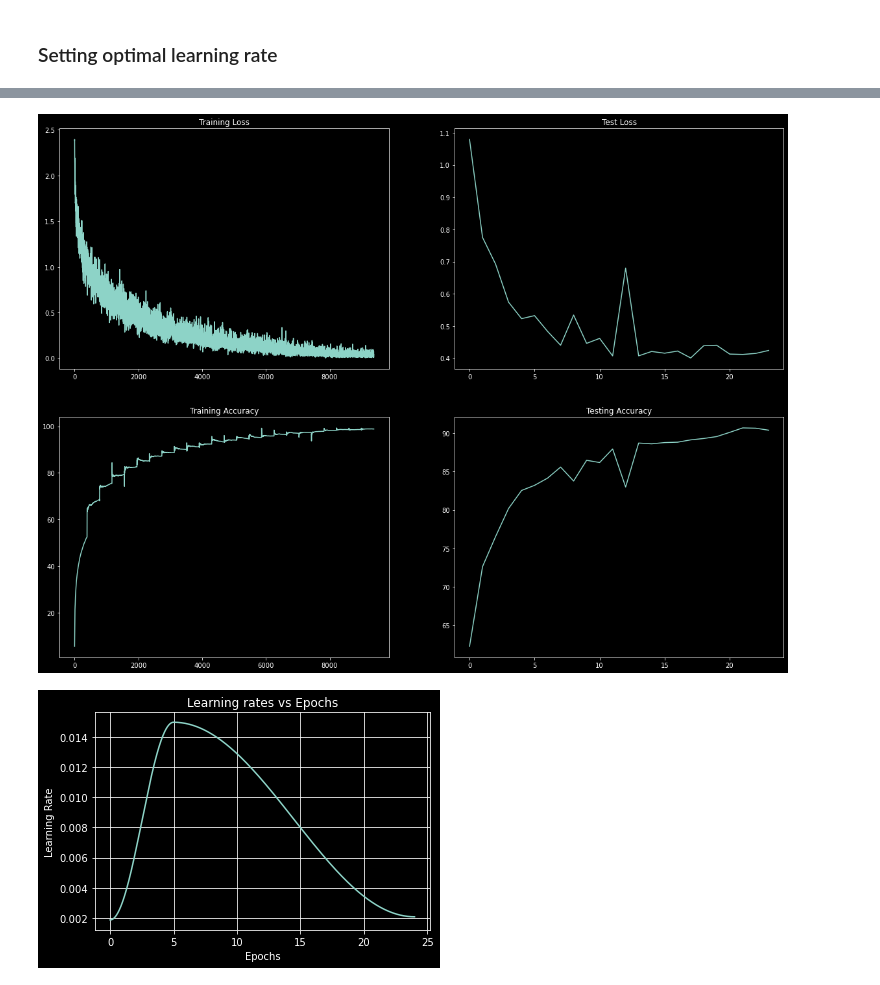
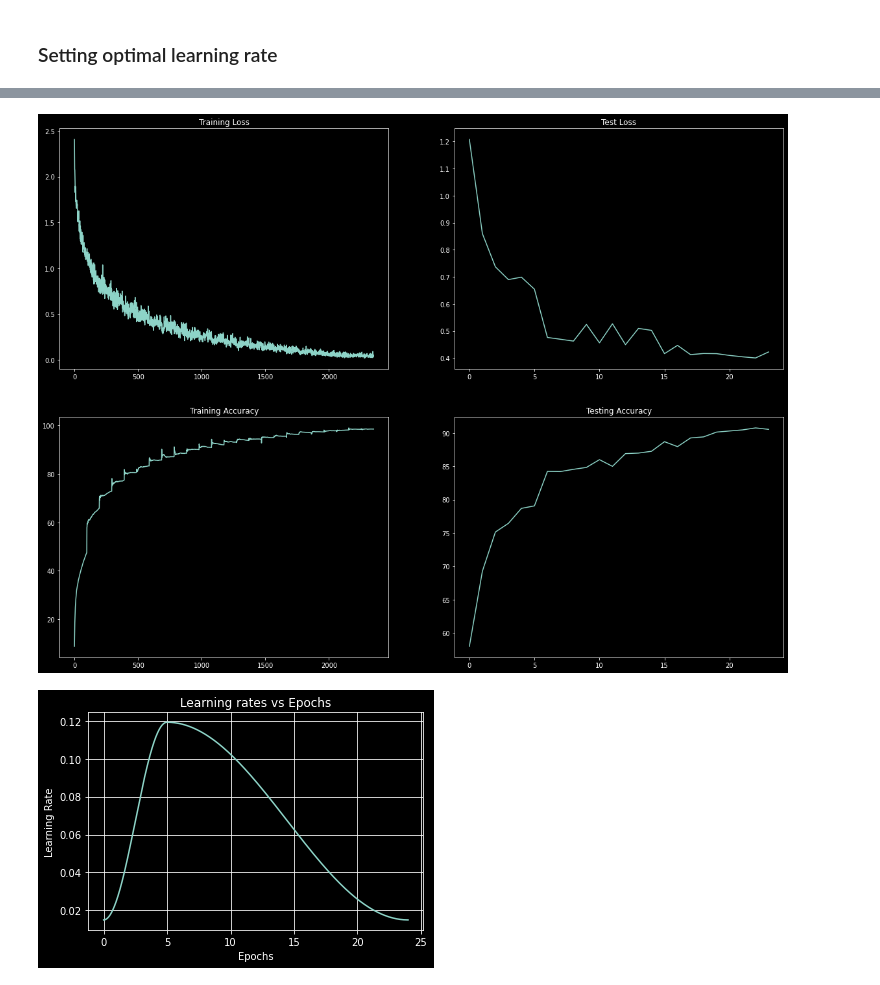
Before and after one commit to namanshrimali/TSAI_EVA, a Jupyter notebook: Assignment_11.ipynb, the cells around one changed output, grey strips where cells are left out. Saved outputs shown, nothing was run; the diff lists cells and outputs as text; code cells hidden in the pictures.

```diff
--- a/Assignment_11.ipynb
+++ b/Assignment_11.ipynb
@@ -36,9 +36,8 @@ from util.mean_std_calc import calc_mean_std
 from util.seed import seed_everything
 
 seed_everything()
-
 device = find_device()
-BATCH_SIZE = 128
+BATCH_SIZE = 512
 DATASET = 'CIFAR10'
 mean, std = (0.49139884, 0.48215783, 0.44653153), (0.20230089, 0.19941294, 0.200962)
 # mean, std = calc_mean_std(DATASET) # calculates mean and standard deviation of the dataset
@@ -147,7 +146,7 @@ criterion = nn.CrossEntropyLoss()
 # %%
 from analytics.lr_finder.finder_util import find_me_ideal_lr
 
-ideal_lr = find_me_ideal_lr(model, optimizer, criterion, trainloader, device, plot_graph = True, num_iter = 1000, step_mode = "linear")
+ideal_lr = find_me_ideal_lr(model, optimizer, criterion, trainloader, device, plot_graph = True, num_iter = 300, step_mode = "linear")
 # %% [output]
 Learning rate search finished. See the graph with {finder_name}.plot()
 LR suggestion: steepest gradient
@@ -158,7 +157,7 @@ Suggested LR: 7.05E-02
 # %%
   EPOCHS = 24
   MAX_AT_EPOCH = 5
-  scheduler = optim.lr_scheduler.OneCycleLR(optimizer= optimizer, epochs=EPOCHS, steps_per_epoch = len(trainloader), pct_start=MAX_AT_EPOCH/EPOCHS, max_lr = ideal_lr, div_factor= 8., final_div_factor=.9, verbose=False)
+  scheduler = optim.lr_scheduler.OneCycleLR(optimizer= optimizer, epochs=EPOCHS, steps_per_epoch = len(trainloader), pct_start=MAX_AT_EPOCH/EPOCHS, max_lr = ideal_lr, div_factor= 8., final_div_factor=1, verbose=False)
 # %%
 from learning.train import train
 from learning.validate import test
@@ -197,12 +201,12 @@ Test set: Average loss: 0.4242, Accuracy: 9040/10000 (90.40%)
 from util.graph_plot import plot_me
 plot_me(train_loss, train_accuracy, test_loss, test_accuracy)
 # %% [output]
-[figure, old version]
+[figure, new version]
 # %%
 import numpy
 from util.graph_plot import plot_graph
 
 x_plots  = np.arange(0, EPOCHS, 1/len(trainloader))
-plot_graph((x_plots, learning_rates), 'Learning rates vs Epochs', ('Epochs', 'Learning Rate'), False)
+plot_graph((x_plots, learning_rates), 'Learning rates vs Epochs', ('Epochs', 'Learning Rate'), save= True)
 # %% [output]
-[figure, old version]
+[figure, new version]
```
Also changed, not shown: parts of 7 cells of this notebook, 1 other file.
